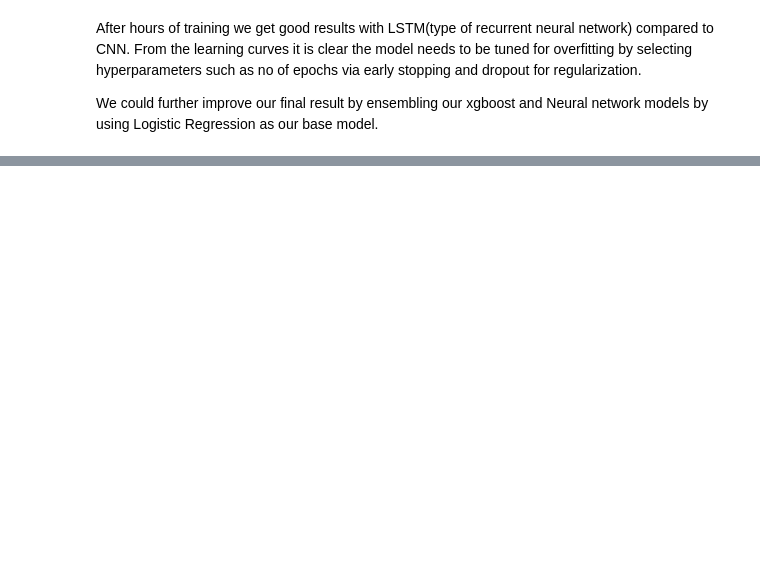
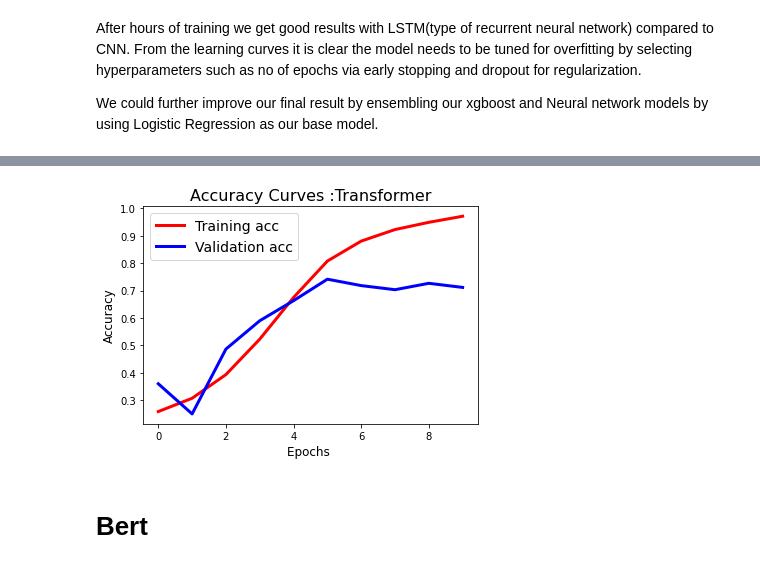
Before and after one commit to amirgholipour/mlops_project, a Jupyter notebook: notebooks/text_classification_notebooks/NLPConsumerComplaintsClassificationDL.ipynb, the cells around one changed output, grey strips where cells are left out. Saved outputs shown, nothing was run; the diff lists cells and outputs as text; code cells hidden in the pictures; blank space fills up the shorter version.

```diff
--- a/notebooks/text_classification_notebooks/NLPConsumerComplaintsClassificationDL.ipynb
+++ b/notebooks/text_classification_notebooks/NLPConsumerComplaintsClassificationDL.ipynb
@@ -517,0 +1324,13 @@ df1.to_csv(r'light_cc_data.csv')
+# %%
+fig1 = plt.figure()
+plt.plot(history.history['accuracy'],'r',linewidth=3.0)
+plt.plot(history.history['val_accuracy'],'b',linewidth=3.0)
+plt.legend(['Training acc', 'Validation acc'],fontsize=14)
+plt.xlabel('Epochs ',fontsize=12)
+plt.ylabel('Accuracy',fontsize=12)
+plt.title('Accuracy Curves :Transformer',fontsize=16)
+plt.show()
+# %% [output]
+[figure, added]
+# %% [markdown]
+# Bert
```
Also changed, not shown: parts of 101 cells of this notebook, 3 other files.
